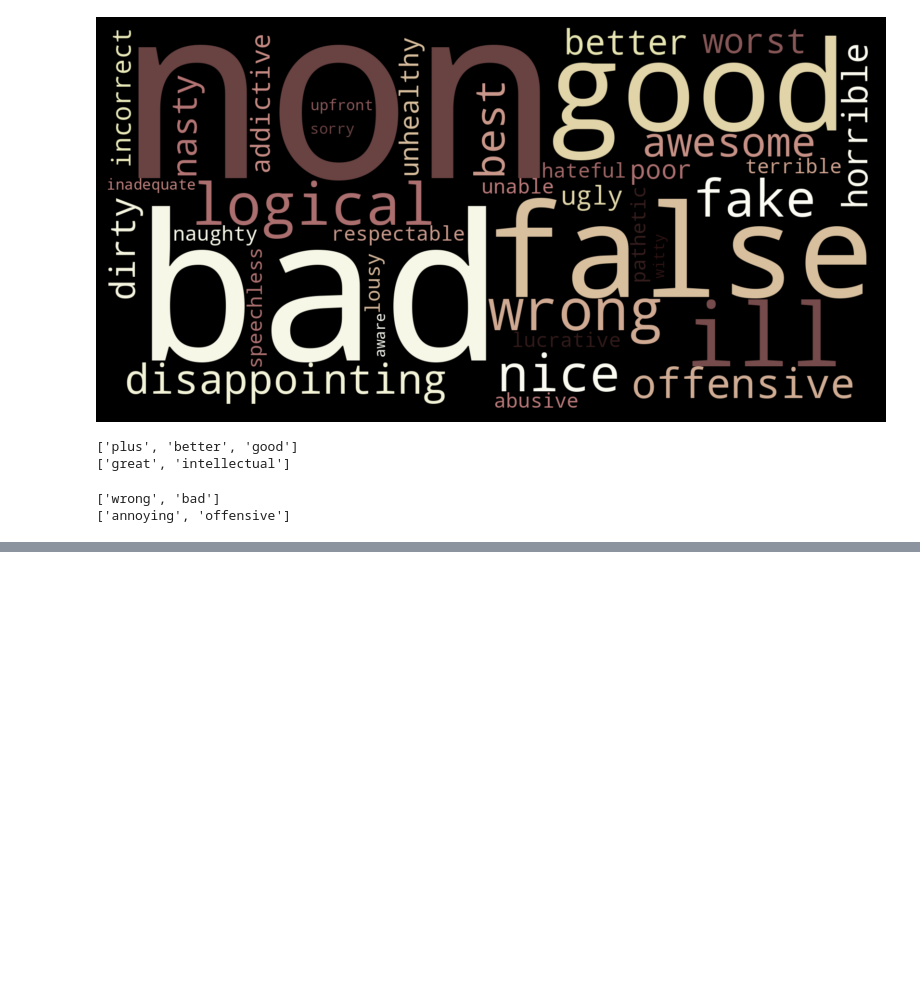
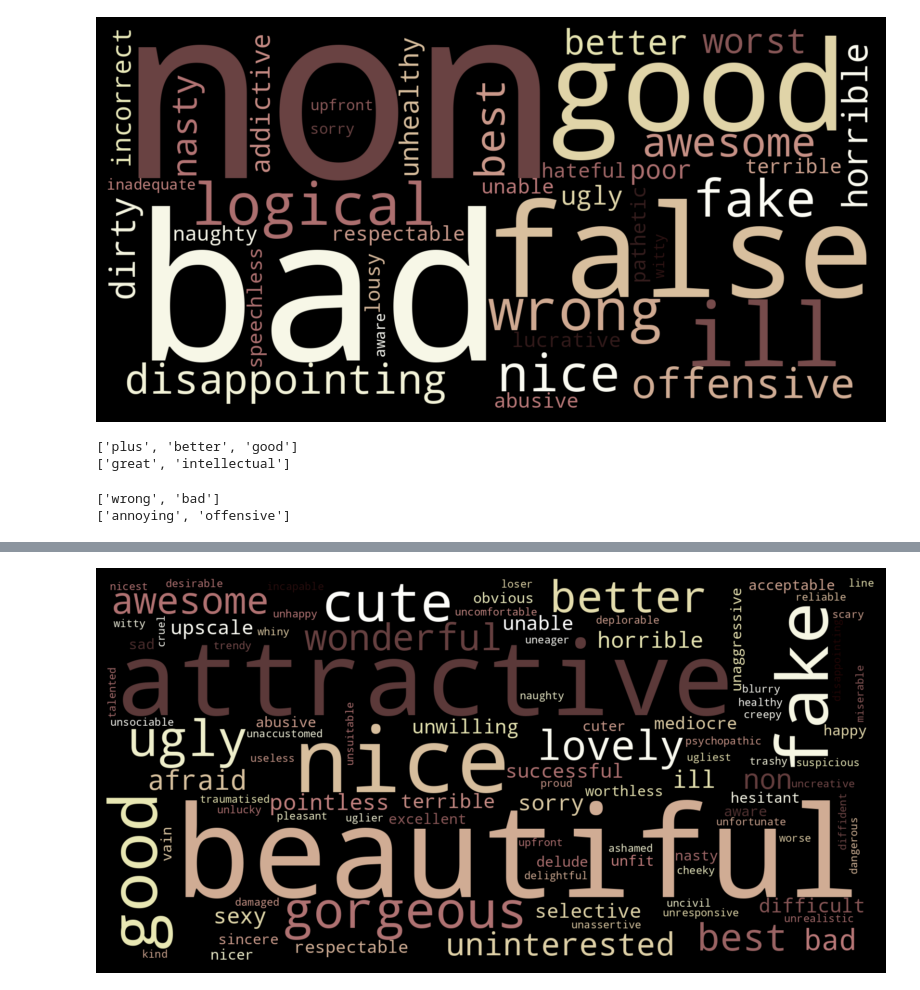
Before and after one commit to aleceress/datingapp_sentiment, a Jupyter notebook: syntax_freq_lexicon.ipynb, the cells around one changed output, grey strips where cells are left out. Cells and saved outputs as stored; diff of their text form; code cells hidden in the pictures; blank space fills up the shorter version.

```diff
--- a/syntax_freq_lexicon.ipynb
+++ b/syntax_freq_lexicon.ipynb
@@ -325,0 +453,3 @@ neg_clusters, G = aspect_extraction.cluster_query_adjs(query_aspects, aspects_ad
+# %%
+pos, neg, query_aspects, query_ranking = get_query_polarity_percentage(query = ["women", "girls"], not_query= ["boy"], threshold= 0.74)
+print(f"positive: {pos}, negative: {neg}")
@@ -325,0 +468,4 @@ neg_clusters, G = aspect_extraction.cluster_query_adjs(query_aspects, aspects_ad
+# %%
+sentiment_extraction.get_wordcloud(query_aspects, aspects_adjs)
+# %% [output]
+[figure, added]
```
Also changed, not shown: parts of 55 cells of this notebook, 4 other files.
